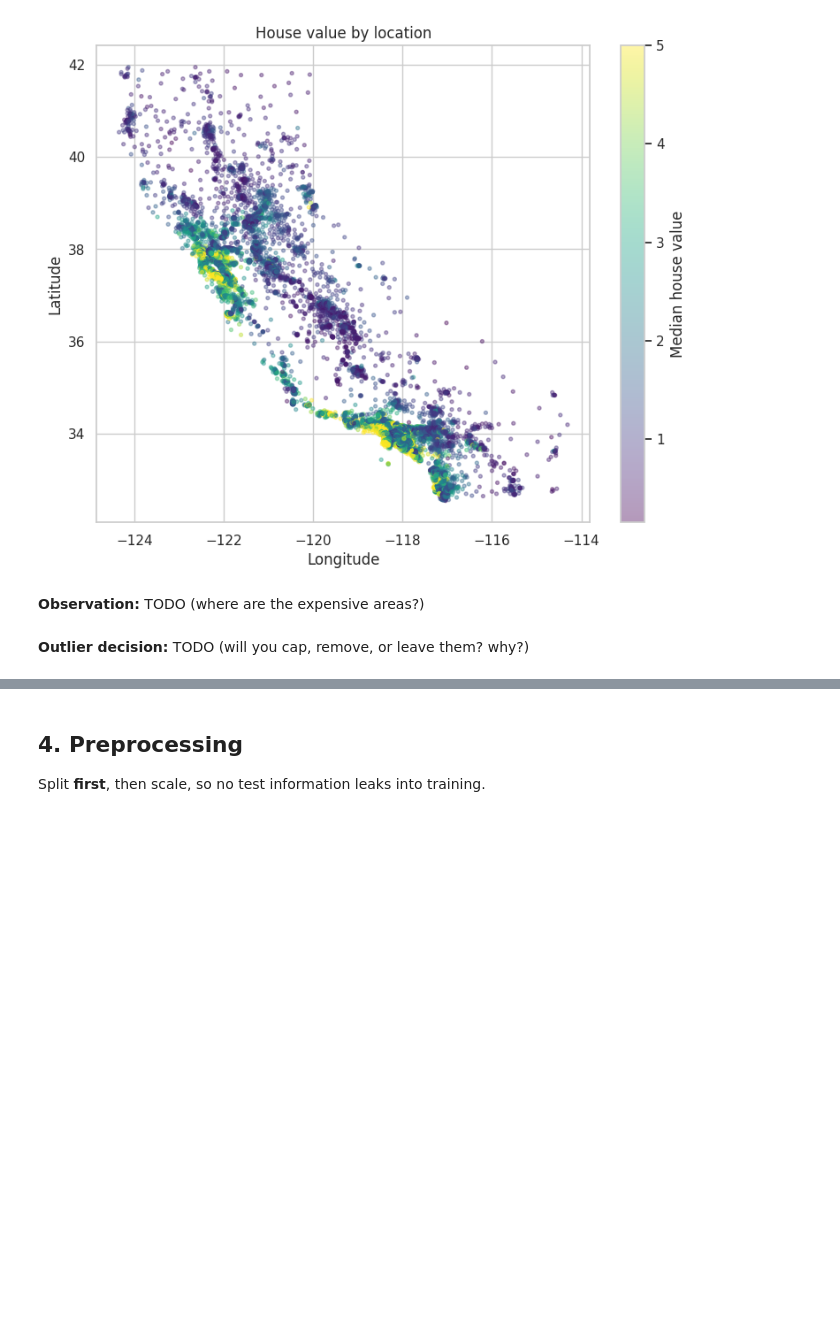
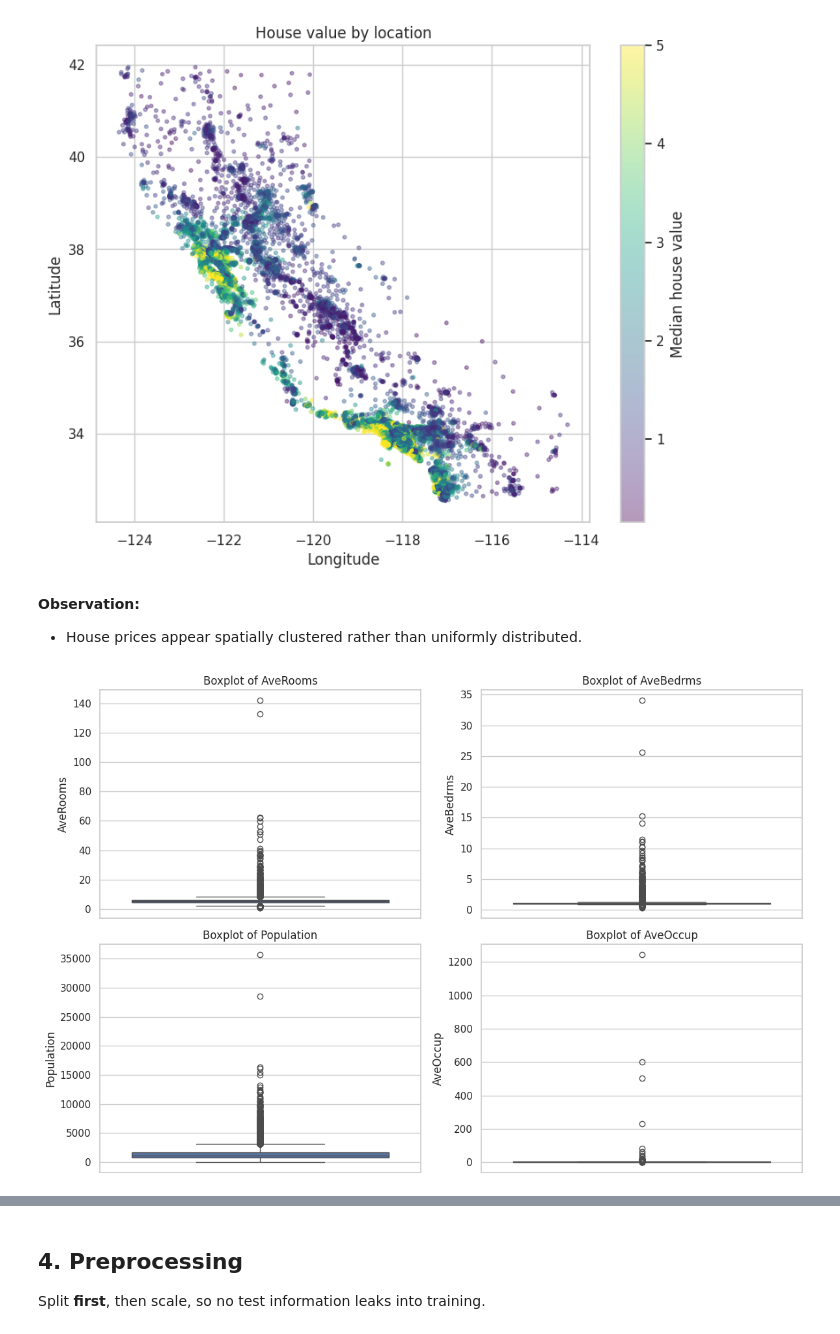
Before and after one commit to Cap-Abhinay/house-price-prediction, a Jupyter notebook: house_price_prediction.ipynb, the cells around one changed output, grey strips where cells are left out. Cells and saved outputs as stored; diff of their text form; code cells hidden in the pictures; blank space fills up the shorter version.

```diff
--- a/house_price_prediction.ipynb
+++ b/house_price_prediction.ipynb
@@ -144,5 +162,3 @@ plt.title("House value by location")
 plt.show()
 # %% [output]
 [figure]
-# %% [markdown]
-**Observation:** TODO (where are the expensive areas?)
@@ -151,2 +165,17 @@ plt.show()
-# %% [markdown]
-**Outlier decision:** TODO (will you cap, remove, or leave them? why?)
+# %% [markdown]
+**Observation:**
+- House prices appear spatially clustered rather than uniformly distributed.
+# %%
+plt.figure(figsize=(12, 8))
+
+cols = ["AveRooms", "AveBedrms", "Population", "AveOccup"]
+
+for i, col in enumerate(cols, 1):
+    plt.subplot(2, 2, i)
+    sns.boxplot(y=df[col])
+    plt.title(f"Boxplot of {col}")
+
+plt.tight_layout()
+plt.show()
+# %% [output]
+[figure, added]
```
Also changed, not shown: parts of 33 cells of this notebook.
